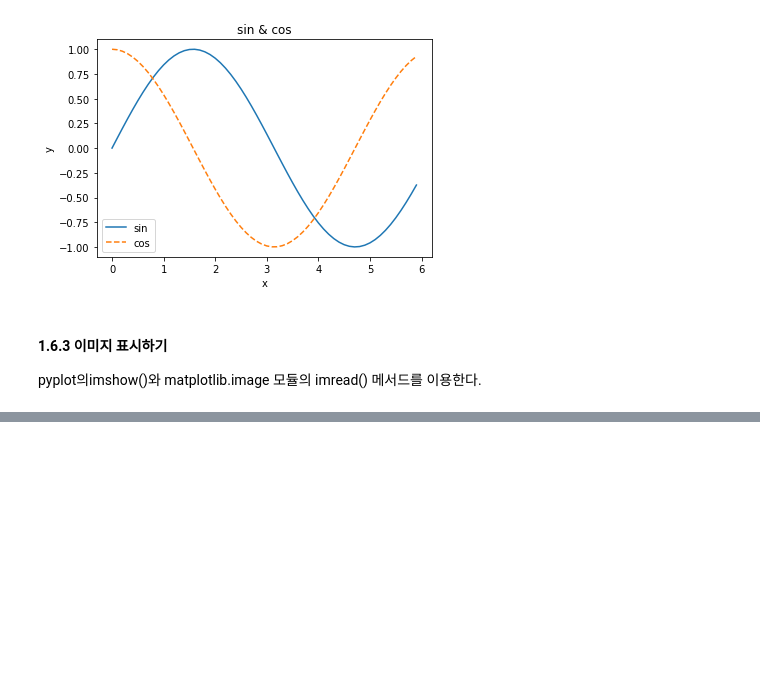
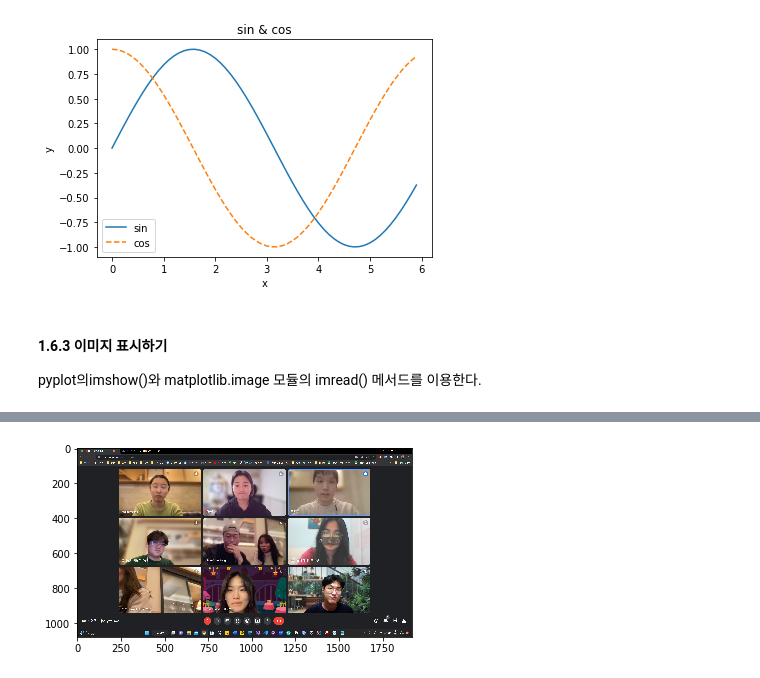
Before and after one commit to Jeremy-0204/AI-DL-Study, a Jupyter notebook: Deep Learning from Scratch/ch01/1-6 matplotlib 예제.ipynb, the cells around one changed output, grey strips where cells are left out. Cells and saved outputs as stored; diff of their text form; code cells hidden in the pictures; blank space fills up the shorter version.

```diff
--- a/Deep Learning from Scratch/ch01/1-6 matplotlib 예제.ipynb
+++ b/Deep Learning from Scratch/ch01/1-6 matplotlib 예제.ipynb
@@ -41,7 +41,7 @@ pyplot의imshow()와 matplotlib.image 모듈의 imread() 메서드를 이용한
 # %%
 from matplotlib.image import imread
 
-img = imread("C:\Users\parkk\OneDrive\사진\Screenshots\스크린샷_20230131_103725.jpg")
+img = imread("C:/Users/parkk/OneDrive/사진/Screenshots/스크린샷_20230131_103725.png")
 
 plt.imshow(img)
 plt.show()
@@ -49,0 +49 @@ SyntaxError: (unicode error) 'unicodeescape' codec can't decode bytes in positio
+[figure, added]
```
Also changed, not shown: parts of 1 cell of this notebook, 1 other file.
